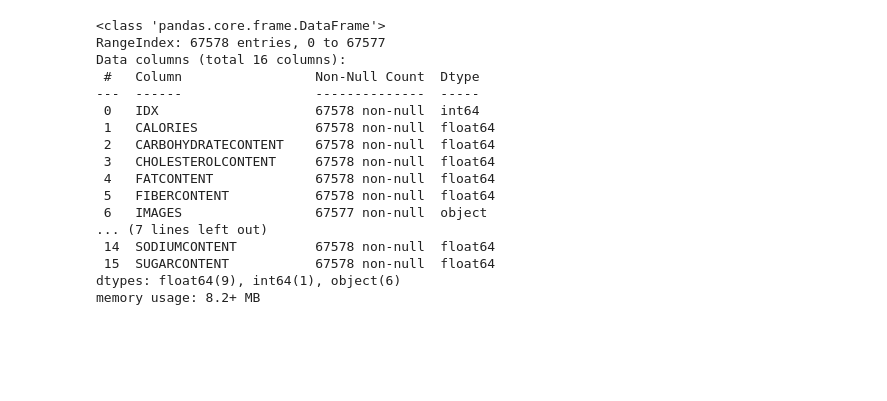
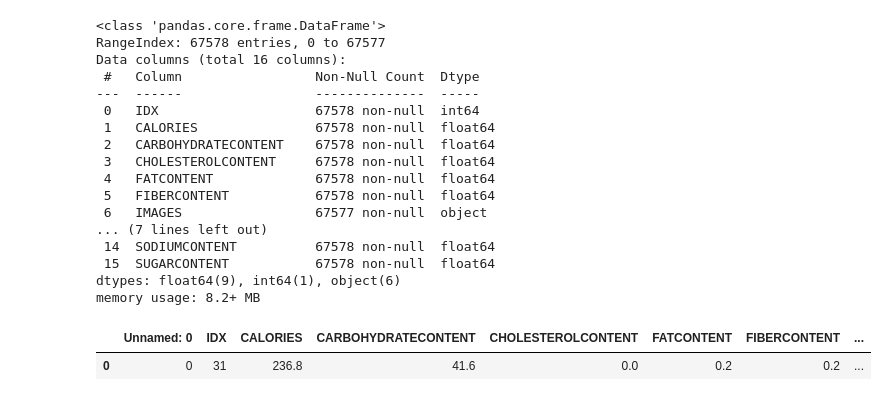
Before and after one commit to jeonseona/Food, a Jupyter notebook: Untitled.ipynb, the cells around one changed output. Cells and saved outputs as stored; diff of their text form; code cells hidden in the pictures; blank space fills up the shorter version.

```diff
--- a/Untitled.ipynb
+++ b/Untitled.ipynb
@@ -276,3 +276,12 @@ dtypes: float64(9), int64(1), object(6)
 memory usage: 8.2+ MB
 # %%
 food.to_pickle("food.pkl")
+# %%
+import pandas as pd
+
+food = pd.read_csv("foodDataSave.csv")
+
+food.head(1)
+# %% [output]
+|  | Unnamed: 0 | IDX | CALORIES | CARBOHYDRATECONTENT | CHOLESTEROLCONTENT | FATCONTENT | FIBERCONTENT | ... |
+| 0 | 0 | 31 | 236.8 | 41.6 | 0.0 | 0.2 | 0.2 | ... |
```
Also changed, not shown: parts of 22 cells of this notebook, 3 other files.
